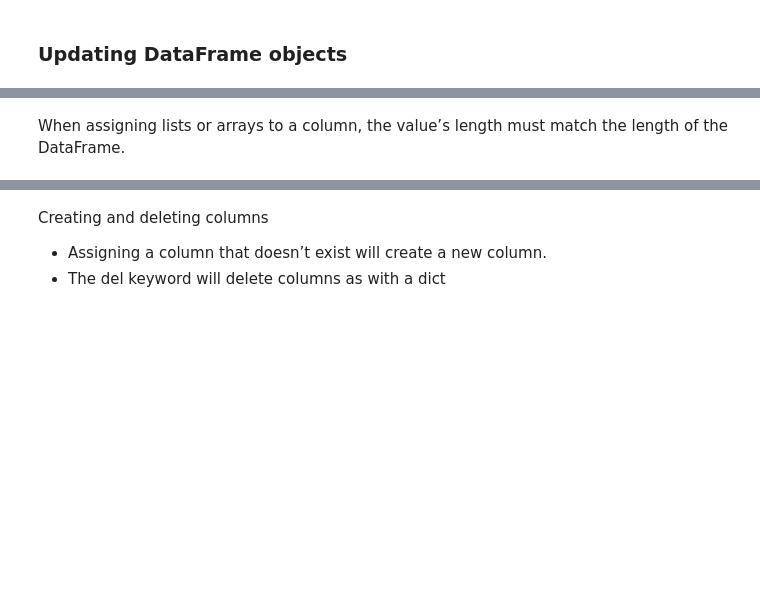
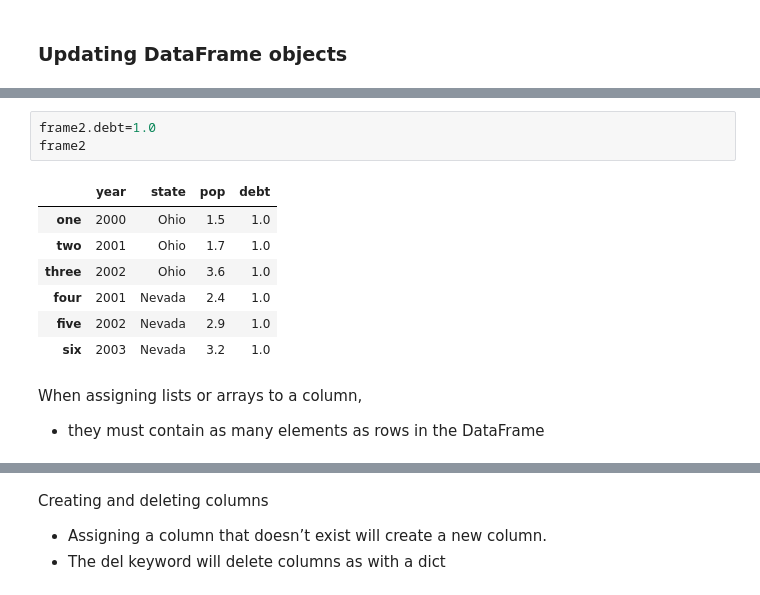
Before and after one commit to EMbeDS-education/IPDPP-GSSI-20202021, a Jupyter notebook: jupyter/jupyterNotebooks/Part1_NumPy_Pandas.ipynb, the cells around one changed output, grey strips where cells are left out. Drawn from its saved outputs; the diff is of its cells as text; blank space fills up the shorter version.

```diff
--- a/jupyter/jupyterNotebooks/Part1_NumPy_Pandas.ipynb
+++ b/jupyter/jupyterNotebooks/Part1_NumPy_Pandas.ipynb
@@ -842,6 +885,17 @@ frame2
+# %%
+frame2.debt=1.0
+frame2
+# %% [output]
+|  | year | state | pop | debt |
+| one | 2000 | Ohio | 1.5 | 1.0 |
+| two | 2001 | Ohio | 1.7 | 1.0 |
+| three | 2002 | Ohio | 3.6 | 1.0 |
+| four | 2001 | Nevada | 2.4 | 1.0 |
+| five | 2002 | Nevada | 2.9 | 1.0 |
+| six | 2003 | Nevada | 3.2 | 1.0 |
 # %% [markdown]
-When assigning lists or arrays to a column, the value’s length must match the length
-of the DataFrame.
+When assigning lists or arrays to a column,
+- they must contain as many elements as rows in the DataFrame
 # %%
 frame2['debt'] = np.arange(6.)
 frame2
```
Also changed, not shown: parts of 74 cells of this notebook.
